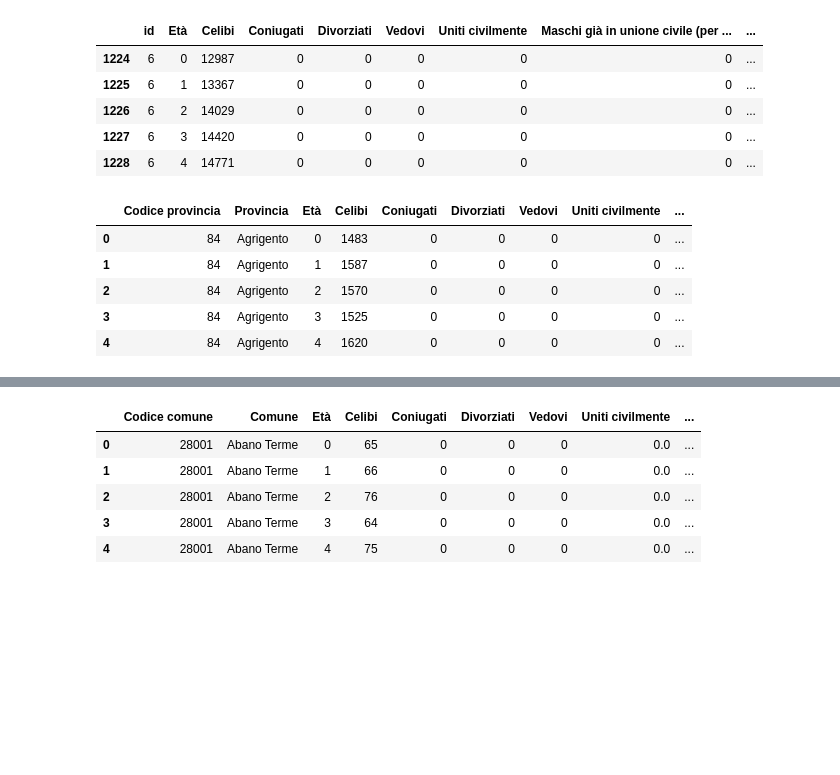
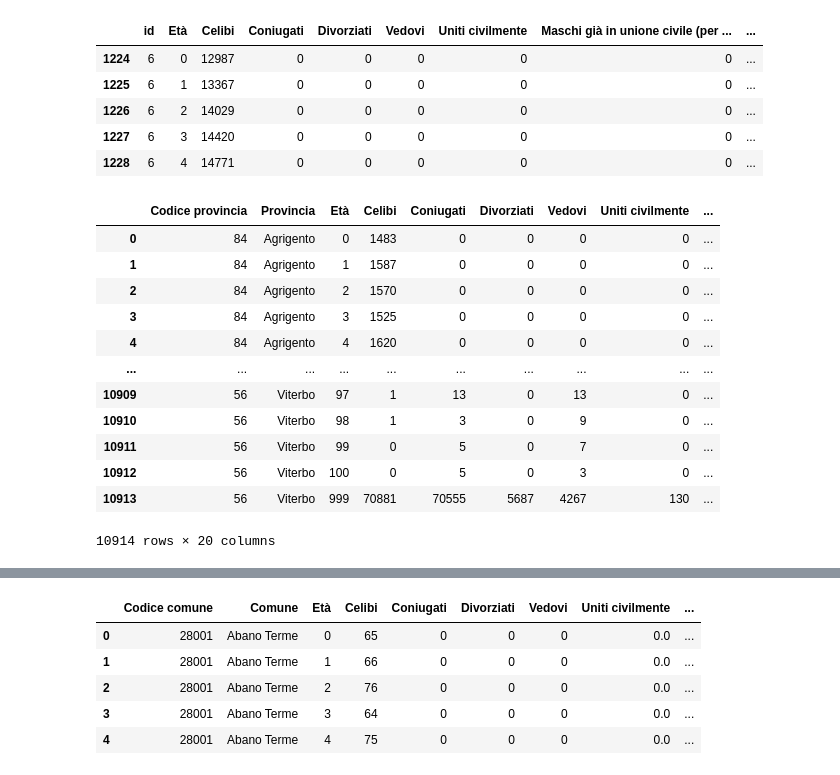
Before and after one commit to nicolaZecchillo/progetti_stage_exprivia, a Jupyter notebook: Progetto2/fct_residente.ipynb, the cells around one changed output, grey strips where cells are left out. Drawn from its saved outputs; the diff is of its cells as text; code cells hidden in the pictures; blank space fills up the shorter version.

```diff
--- a/Progetto2/fct_residente.ipynb
+++ b/Progetto2/fct_residente.ipynb
@@ -98,11 +98,18 @@ fct_residente_regioni.head()
 | 1228 | 6 | 4 | 14771 | 0 | 0 | 0 | 0 | 0 | ... |
 # %%
 dati_province = pd.read_csv('../input/POSAS_2024_it_Province.csv', sep=';', header=1)
-dati_province.head()
+dati_province
 # %% [output]
 |  | Codice provincia | Provincia | Età | Celibi | Coniugati | Divorziati | Vedovi | Uniti civilmente | ... |
 | 0 | 84 | Agrigento | 0 | 1483 | 0 | 0 | 0 | 0 | ... |
 | 1 | 84 | Agrigento | 1 | 1587 | 0 | 0 | 0 | 0 | ... |
 | 2 | 84 | Agrigento | 2 | 1570 | 0 | 0 | 0 | 0 | ... |
 | 3 | 84 | Agrigento | 3 | 1525 | 0 | 0 | 0 | 0 | ... |
 | 4 | 84 | Agrigento | 4 | 1620 | 0 | 0 | 0 | 0 | ... |
+| ... | ... | ... | ... | ... | ... | ... | ... | ... | ... |
+| 10909 | 56 | Viterbo | 97 | 1 | 13 | 0 | 13 | 0 | ... |
+| 10910 | 56 | Viterbo | 98 | 1 | 3 | 0 | 9 | 0 | ... |
+| 10911 | 56 | Viterbo | 99 | 0 | 5 | 0 | 7 | 0 | ... |
+| 10912 | 56 | Viterbo | 100 | 0 | 5 | 0 | 3 | 0 | ... |
+| 10913 | 56 | Viterbo | 999 | 70881 | 70555 | 5687 | 4267 | 130 | ... |
+10914 rows × 20 columns
```
Also changed, not shown: parts of 6 cells of this notebook, 34 other files.
